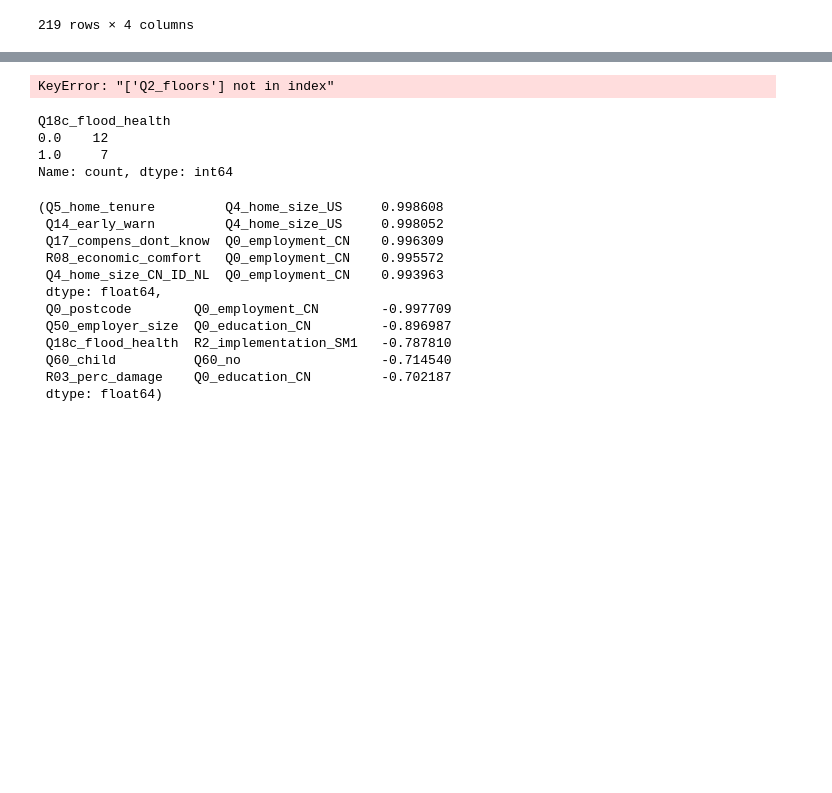
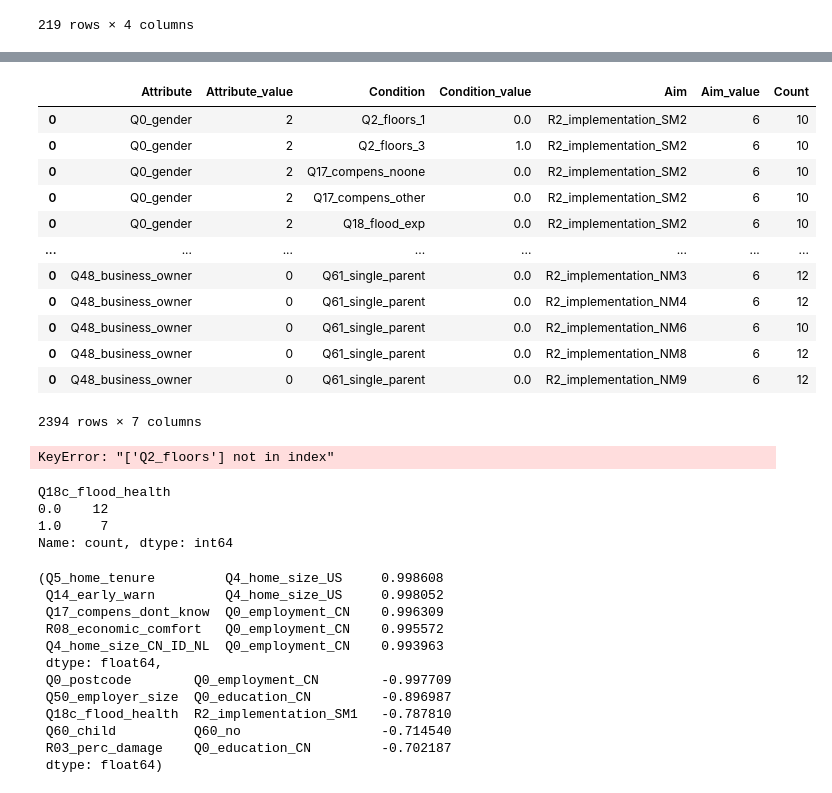
Before and after one commit to GeorgeGitHubbins/MScThesis-Extracting-InformalRules-from-Surveys, a Jupyter notebook: ReadSurvey.ipynb, the cells around one changed output, grey strips where cells are left out. Drawn from its saved outputs; the diff is of its cells as text; code cells hidden in the pictures; blank space fills up the shorter version.

```diff
--- a/ReadSurvey.ipynb
+++ b/ReadSurvey.ipynb
@@ -17,6 +17,13 @@ def read_ods(filename):
     # Adjust the `sheet_name` parameter as needed. By default, it reads the first sheet.
     df = pd.read_excel(filename, engine='odf')
     return df
+
+# Define a function to replace "not numbered" with the value in "Variable Label"
+def replace_not_numbered(row):
+    if row["Question number\n (Questionnaire file)"] == "not numbered":
+        return row["Variable Label\n (Data files)"]
+    else:
+        return row["Question number\n (Questionnaire file)"]
 
 # Replace 'example.ods' with the path to your ODS file
 filename = 'dataverse_files\Wave1\SCALAR_Coastal_Longitudinal_Study_Wave_1_map.ods'
@@ -159,0 +224,31 @@ AllData = pd.concat([AllWave1, AllWave2, AllWave2rec, AllWave3,AllWave4], axis=1
+# %%
+shared_strategies_noatt = pd.DataFrame(columns=["Condition", "Condition_value","Aim", "Aim_value", "Count"])
+# Iterate over each condition or attribute label in the question_adico_mapping DataFrame
+for ConditionLabel in Attcons:
+    # Check if the attribute label exists in the NLDataWave1 DataFrame
+    if ConditionLabel not in NLDataWave1.columns:
+        continue
+
+    # Group NLDataWave1 DataFrame by the current attribute label
+    condition_groups = NLDataWave1.groupby(ConditionLabel)
+    # Iterate over each group in the attribute set
+    for conditionResponse, condition_group in condition_groups:
+        # Calculate the count of rows in the current group
+        condition_count = len(condition_group)
+        # Iterate over each aim label in the question_adico_mapping DataFrame
+        for AimLabel in Aims:
+            # Check if the aim label exists in the NLDataWave1 DataFrame
+            if AimLabel not in NLDataWave1.columns:
+                continue
+
+            # Group the current condition group by the current aim label
+            aim_condition_groups = condition_group.groupby(AimLabel)
+            # Iterate over each group in the abc_set
+            for aimResponse, ac_group in aim_condition_groups:
+                # Calculate the count of rows in the current group
+                ac_count = len(ac_group)
+                # Print the result if the count is greater than or equal to 10
+                if ac_count/20 > 0.5:
+                    new_strat = pd.DataFrame([[ConditionLabel, conditionResponse, AimLabel, aimResponse, ac_count]], columns=["Condition", "Condition_value","Aim", "Aim_value", "Count"])
+                    shared_strategies_noatt = pd.concat([shared_strategies_noatt, new_strat])
+shared_strategies_noatt.reset_index(inplace=True, drop=True)
@@ -160,3 +317,19 @@ AllData = pd.concat([AllWave1, AllWave2, AllWave2rec, AllWave3,AllWave4], axis=1
+# %%
+shared_strategies
+# %% [output]
+|  | Attribute | Attribute_value | Condition | Condition_value | Aim | Aim_value | Count |
+| 0 | Q0_gender | 2 | Q2_floors_1 | 0.0 | R2_implementation_SM2 | 6 | 10 |
+| 0 | Q0_gender | 2 | Q2_floors_3 | 1.0 | R2_implementation_SM2 | 6 | 10 |
+| 0 | Q0_gender | 2 | Q17_compens_noone | 0.0 | R2_implementation_SM2 | 6 | 10 |
+| 0 | Q0_gender | 2 | Q17_compens_other | 0.0 | R2_implementation_SM2 | 6 | 10 |
+| 0 | Q0_gender | 2 | Q18_flood_exp | 0.0 | R2_implementation_SM2 | 6 | 10 |
+| ... | ... | ... | ... | ... | ... | ... | ... |
+| 0 | Q48_business_owner | 0 | Q61_single_parent | 0.0 | R2_implementation_NM3 | 6 | 12 |
+| 0 | Q48_business_owner | 0 | Q61_single_parent | 0.0 | R2_implementation_NM4 | 6 | 12 |
+| 0 | Q48_business_owner | 0 | Q61_single_parent | 0.0 | R2_implementation_NM6 | 6 | 10 |
+| 0 | Q48_business_owner | 0 | Q61_single_parent | 0.0 | R2_implementation_NM8 | 6 | 12 |
+| 0 | Q48_business_owner | 0 | Q61_single_parent | 0.0 | R2_implementation_NM9 | 6 | 12 |
+2394 rows × 7 columns
 # %%
 # Segment data by 'Q0_gender'
 gender_groups = AllWave1.groupby('Q0_gender')
```
Also changed, not shown: parts of 9 cells of this notebook, 2 other files.
